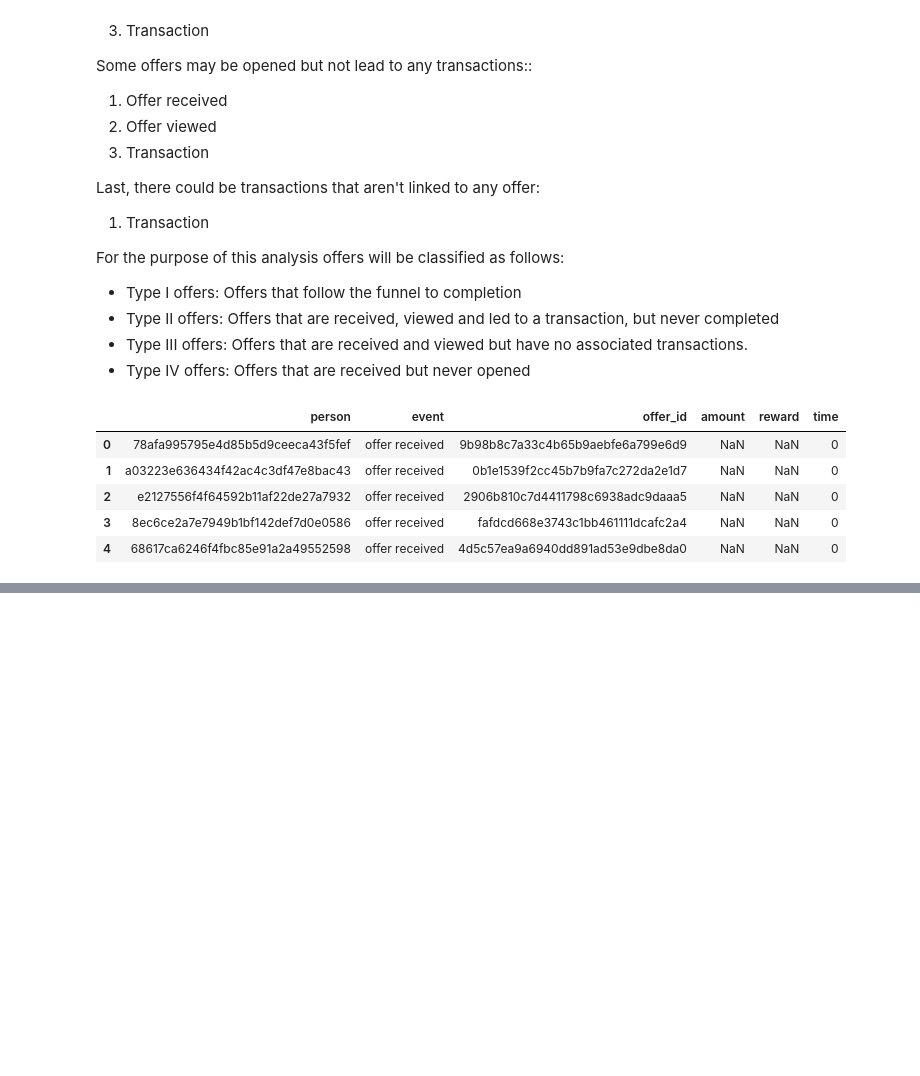
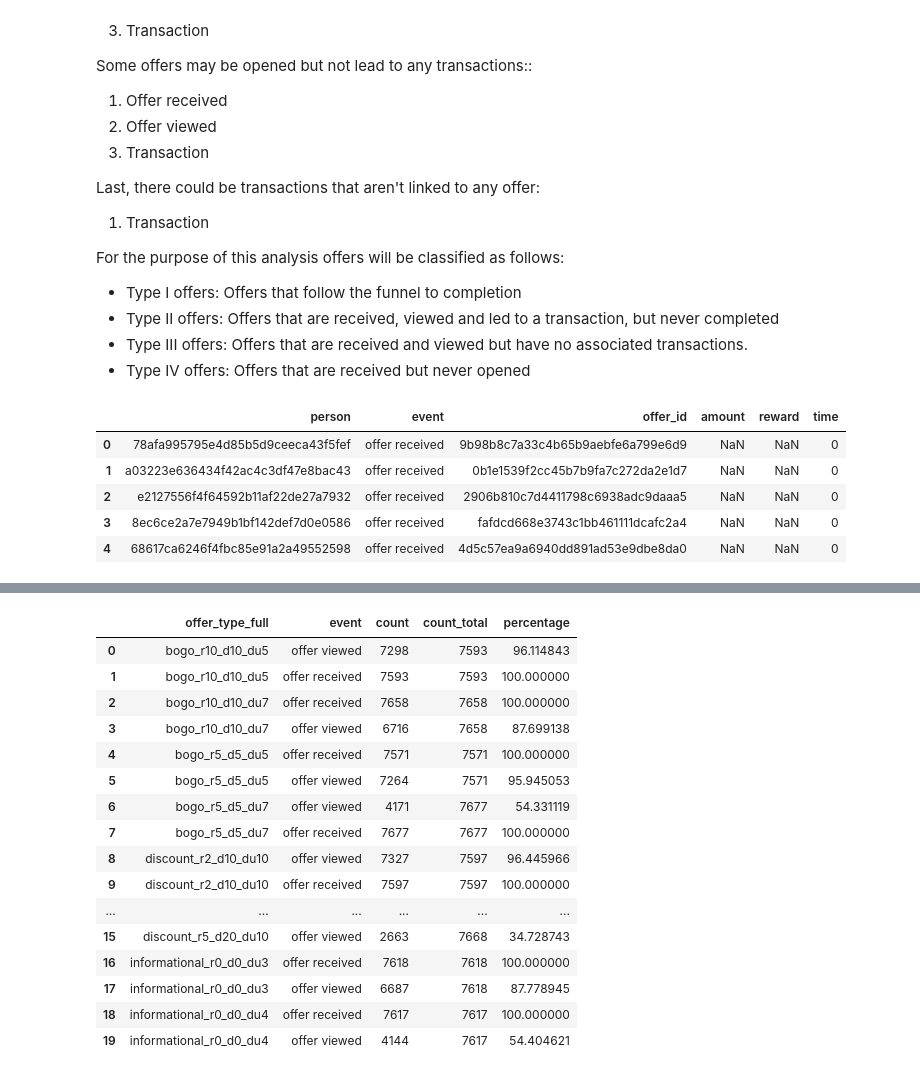
Before and after one commit to atrgz/starbucks_capstone, a Jupyter notebook: Starbucks_Capstone_notebook.ipynb, the cells around one changed output, grey strips where cells are left out. Saved outputs shown, nothing was run; the diff lists cells and outputs as text; code cells hidden in the pictures; blank space fills up the shorter version.

```diff
--- a/Starbucks_Capstone_notebook.ipynb
+++ b/Starbucks_Capstone_notebook.ipynb
@@ -354,0 +395,32 @@ transcript_log.sort_values(by=['person','time'], ascending=True)
+# %%
+# check how many received and open by type of offer
+event_count_df = transcript_log[['offer_type_full', 'event']].value_counts().reset_index(name='count').sort_values(by='offer_type_full')
+
+# Calculate the total 'offer received' count per 'offer_type'
+offer_received_totals = event_count_df[event_count_df['event'] == 'offer received'].groupby('offer_type_full')['count'].sum()
+
+# Merge this total back into the event_count_df
+event_count_df = event_count_df.merge(offer_received_totals, on='offer_type_full', suffixes=('', '_total'))
+
+# Calculate the percentage
+event_count_df['percentage'] = (event_count_df['count'] / event_count_df['count_total']) * 100
+
+event_count_df
+# %% [output]
+|  | offer_type_full | event | count | count_total | percentage |
+| 0 | bogo_r10_d10_du5 | offer viewed | 7298 | 7593 | 96.114843 |
+| 1 | bogo_r10_d10_du5 | offer received | 7593 | 7593 | 100.000000 |
+| 2 | bogo_r10_d10_du7 | offer received | 7658 | 7658 | 100.000000 |
+| 3 | bogo_r10_d10_du7 | offer viewed | 6716 | 7658 | 87.699138 |
+| 4 | bogo_r5_d5_du5 | offer received | 7571 | 7571 | 100.000000 |
+| 5 | bogo_r5_d5_du5 | offer viewed | 7264 | 7571 | 95.945053 |
+| 6 | bogo_r5_d5_du7 | offer viewed | 4171 | 7677 | 54.331119 |
+| 7 | bogo_r5_d5_du7 | offer received | 7677 | 7677 | 100.000000 |
+| 8 | discount_r2_d10_du10 | offer viewed | 7327 | 7597 | 96.445966 |
+| 9 | discount_r2_d10_du10 | offer received | 7597 | 7597 | 100.000000 |
+| ... | ... | ... | ... | ... | ... |
+| 15 | discount_r5_d20_du10 | offer viewed | 2663 | 7668 | 34.728743 |
+| 16 | informational_r0_d0_du3 | offer received | 7618 | 7618 | 100.000000 |
+| 17 | informational_r0_d0_du3 | offer viewed | 6687 | 7618 | 87.778945 |
+| 18 | informational_r0_d0_du4 | offer received | 7617 | 7617 | 100.000000 |
+| 19 | informational_r0_d0_du4 | offer viewed | 4144 | 7617 | 54.404621 |
```
Also changed, not shown: parts of 10 cells of this notebook.
